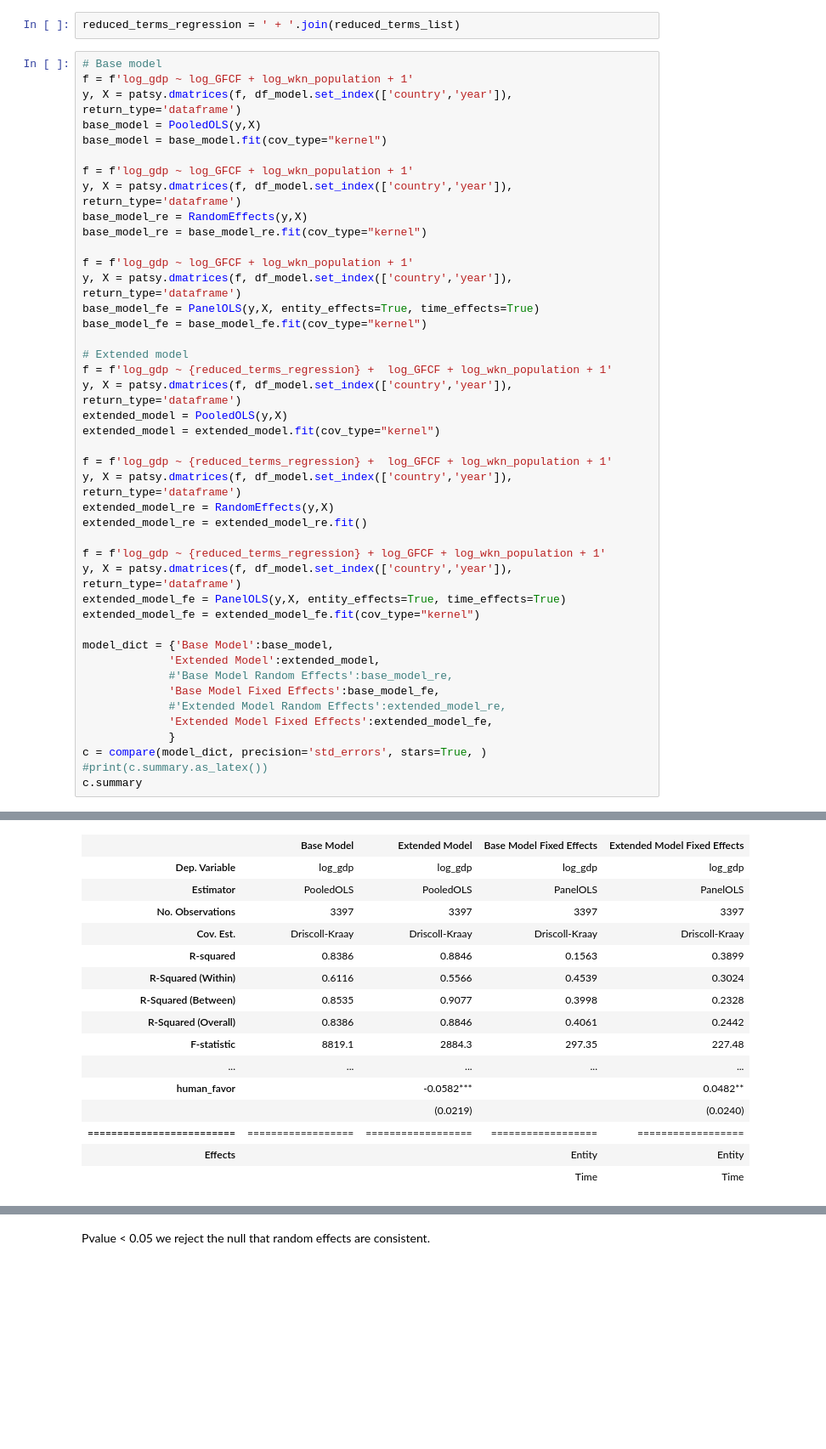
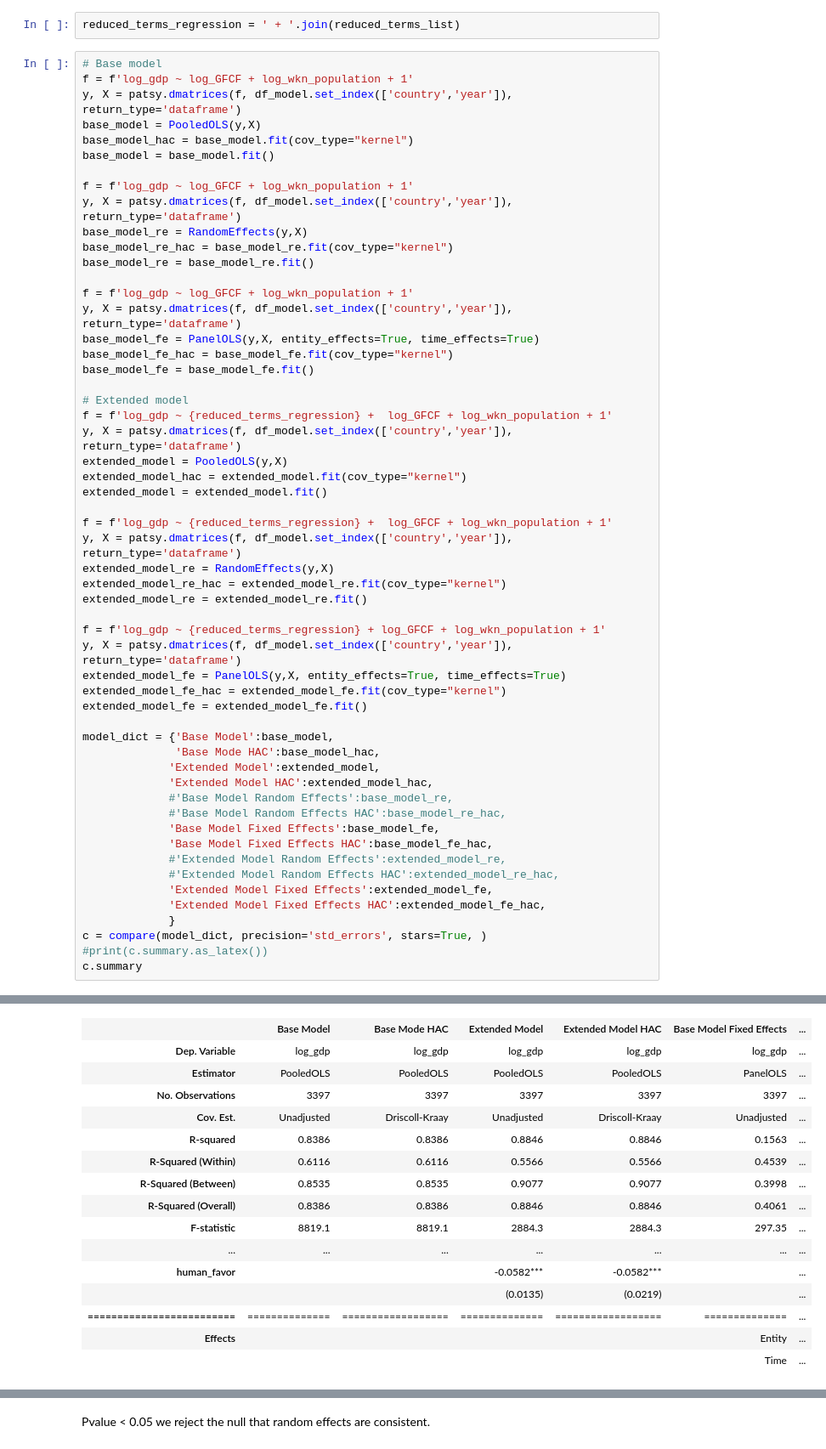
Before and after one commit to jaimeoliver1/social_capital_in_trade_networks, a Jupyter notebook: notebooks/01_01_linear_models_social_capital.ipynb, the cells around one changed output, grey strips where cells are left out. Shown at 85% size. Saved outputs shown, nothing was run; the diff lists cells and outputs as text; blank space fills up the shorter version.

```diff
--- a/notebooks/01_01_linear_models_social_capital.ipynb
+++ b/notebooks/01_01_linear_models_social_capital.ipynb
@@ -259,62 +259,74 @@ reduced_terms_regression = ' + '.join(reduced_terms_list)
 f = f'log_gdp ~ log_GFCF + log_wkn_population + 1'
 y, X = patsy.dmatrices(f, df_model.set_index(['country','year']),  return_type='dataframe')
 base_model = PooledOLS(y,X)
-base_model = base_model.fit(cov_type="kernel")
+base_model_hac = base_model.fit(cov_type="kernel")
+base_model = base_model.fit()
 
 f = f'log_gdp ~ log_GFCF + log_wkn_population + 1'
 y, X = patsy.dmatrices(f, df_model.set_index(['country','year']),  return_type='dataframe')
 base_model_re = RandomEffects(y,X)
-base_model_re = base_model_re.fit(cov_type="kernel")
+base_model_re_hac = base_model_re.fit(cov_type="kernel")
+base_model_re = base_model_re.fit()
 
 f = f'log_gdp ~ log_GFCF + log_wkn_population + 1'
 y, X = patsy.dmatrices(f, df_model.set_index(['country','year']),  return_type='dataframe')
 base_model_fe = PanelOLS(y,X, entity_effects=True, time_effects=True)
-base_model_fe = base_model_fe.fit(cov_type="kernel")
+base_model_fe_hac = base_model_fe.fit(cov_type="kernel")
+base_model_fe = base_model_fe.fit()
 
 # Extended model
 f = f'log_gdp ~ {reduced_terms_regression} +  log_GFCF + log_wkn_population + 1'
 y, X = patsy.dmatrices(f, df_model.set_index(['country','year']),  return_type='dataframe')
 extended_model = PooledOLS(y,X)
-extended_model = extended_model.fit(cov_type="kernel")
+extended_model_hac = extended_model.fit(cov_type="kernel")
+extended_model = extended_model.fit()
 
 f = f'log_gdp ~ {reduced_terms_regression} +  log_GFCF + log_wkn_population + 1'
 y, X = patsy.dmatrices(f, df_model.set_index(['country','year']),  return_type='dataframe')
 extended_model_re = RandomEffects(y,X)
+extended_model_re_hac = extended_model_re.fit(cov_type="kernel")
 extended_model_re = extended_model_re.fit()
 
 f = f'log_gdp ~ {reduced_terms_regression} + log_GFCF + log_wkn_population + 1'
 y, X = patsy.dmatrices(f, df_model.set_index(['country','year']),  return_type='dataframe')
 extended_model_fe = PanelOLS(y,X, entity_effects=True, time_effects=True)
-extended_model_fe = extended_model_fe.fit(cov_type="kernel")
+extended_model_fe_hac = extended_model_fe.fit(cov_type="kernel")
+extended_model_fe = extended_model_fe.fit()
 
 model_dict = {'Base Model':base_model,
+              'Base Mode HAC':base_model_hac,
              'Extended Model':extended_model,
+             'Extended Model HAC':extended_model_hac,
              #'Base Model Random Effects':base_model_re,
+             #'Base Model Random Effects HAC':base_model_re_hac,
              'Base Model Fixed Effects':base_model_fe,
+             'Base Model Fixed Effects HAC':base_model_fe_hac,
              #'Extended Model Random Effects':extended_model_re,
+             #'Extended Model Random Effects HAC':extended_model_re_hac,
              'Extended Model Fixed Effects':extended_model_fe,
+             'Extended Model Fixed Effects HAC':extended_model_fe_hac,
              }
 c = compare(model_dict, precision='std_errors', stars=True, )
 #print(c.summary.as_latex())
 c.summary
 # %% [output]
 Model Comparison
-|  | Base Model | Extended Model | Base Model Fixed Effects | Extended Model Fixed Effects |
-| Dep. Variable | log_gdp | log_gdp | log_gdp | log_gdp |
-| Estimator | PooledOLS | PooledOLS | PanelOLS | PanelOLS |
-| No. Observations | 3397 | 3397 | 3397 | 3397 |
-| Cov. Est. | Driscoll-Kraay | Driscoll-Kraay | Driscoll-Kraay | Driscoll-Kraay |
-| R-squared | 0.8386 | 0.8846 | 0.1563 | 0.3899 |
-| R-Squared (Within) | 0.6116 | 0.5566 | 0.4539 | 0.3024 |
-| R-Squared (Between) | 0.8535 | 0.9077 | 0.3998 | 0.2328 |
-| R-Squared (Overall) | 0.8386 | 0.8846 | 0.4061 | 0.2442 |
-| F-statistic | 8819.1 | 2884.3 | 297.35 | 227.48 |
-| ... | ... | ... | ... | ... |
-| human_favor |  | -0.0582*** |  | 0.0482** |
-|  |  | (0.0219) |  | (0.0240) |
-| ========================= | ================== | ================== | ================== | ================== |
-| Effects |  |  | Entity | Entity |
-|  |  |  | Time | Time |
+|  | Base Model | Base Mode HAC | Extended Model | Extended Model HAC | Base Model Fixed Effects | ... |
+| Dep. Variable | log_gdp | log_gdp | log_gdp | log_gdp | log_gdp | ... |
+| Estimator | PooledOLS | PooledOLS | PooledOLS | PooledOLS | PanelOLS | ... |
+| No. Observations | 3397 | 3397 | 3397 | 3397 | 3397 | ... |
+| Cov. Est. | Unadjusted | Driscoll-Kraay | Unadjusted | Driscoll-Kraay | Unadjusted | ... |
+| R-squared | 0.8386 | 0.8386 | 0.8846 | 0.8846 | 0.1563 | ... |
+| R-Squared (Within) | 0.6116 | 0.6116 | 0.5566 | 0.5566 | 0.4539 | ... |
+| R-Squared (Between) | 0.8535 | 0.8535 | 0.9077 | 0.9077 | 0.3998 | ... |
+| R-Squared (Overall) | 0.8386 | 0.8386 | 0.8846 | 0.8846 | 0.4061 | ... |
+| F-statistic | 8819.1 | 8819.1 | 2884.3 | 2884.3 | 297.35 | ... |
+| ... | ... | ... | ... | ... | ... | ... |
+| human_favor |  |  | -0.0582*** | -0.0582*** |  | ... |
+|  |  |  | (0.0135) | (0.0219) |  | ... |
+| ========================= | ============== | ================== | ============== | ================== | ============== | ... |
+| Effects |  |  |  |  | Entity | ... |
+|  |  |  |  |  | Time | ... |
 Std. Errors reported in parentheses
 # %%
 from statsmodels.stats.stattools import durbin_watson
```
Also changed, not shown: parts of 10 cells of this notebook, 1 other file.
